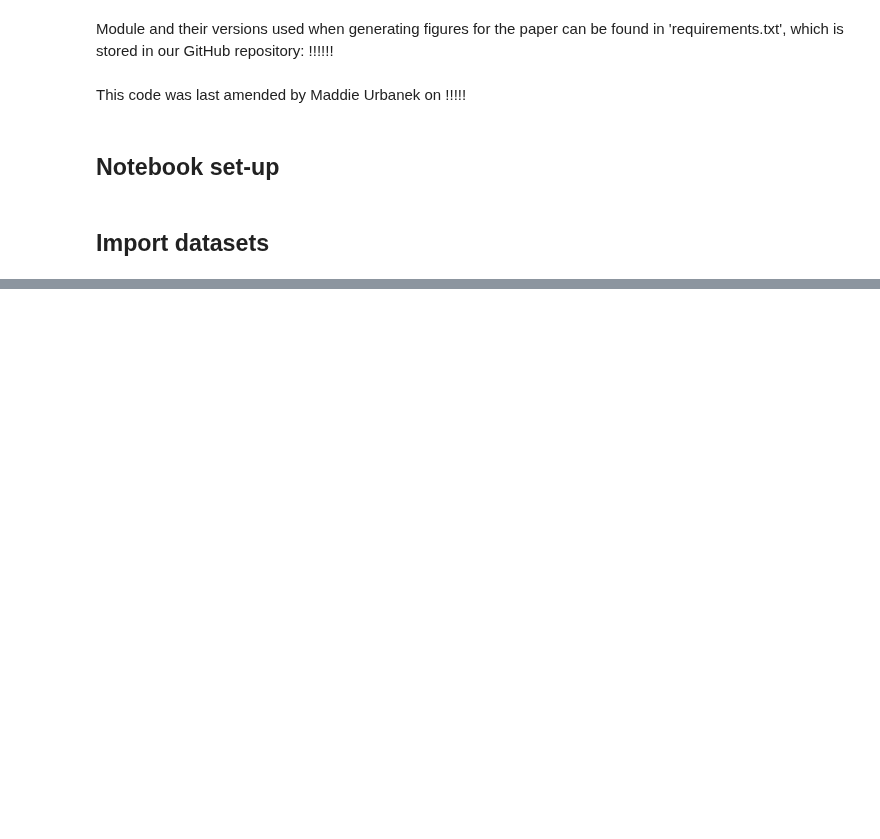
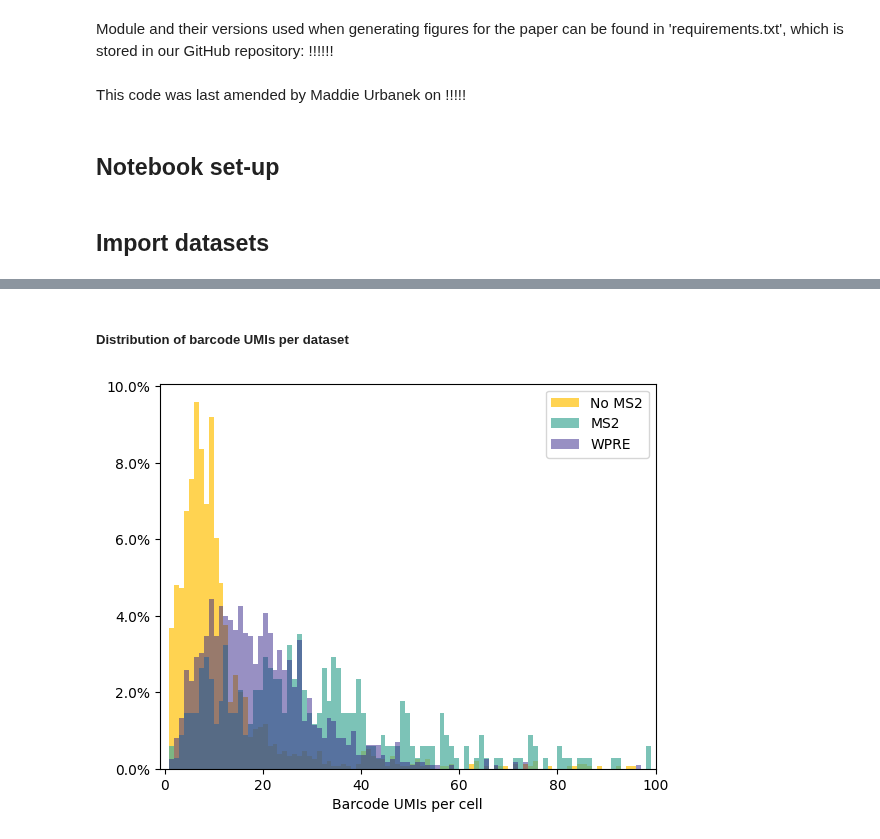
Before and after one commit to MEUrbanek/rabies_barcode_tech, a Jupyter notebook: ##_ms2_capture.ipynb, the cells around one changed output, grey strips where cells are left out. Cells and saved outputs as stored; diff of their text form; code cells hidden in the pictures; blank space fills up the shorter version.

```diff
--- a/##_ms2_capture.ipynb
+++ b/##_ms2_capture.ipynb
@@ -25,0 +50,4 @@ This code was last amended by Maddie Urbanek on !!!!!
+# %%
+no_bcs=pd.read_table('./no_ms2/bc/completecounts.tsv',delimiter='\t')
+ms2_bcs=pd.read_table('./ms2/bc/completecounts.tsv',delimiter='\t')
+wpre_bcs=pd.read_table('./ms2_wpre/bc/completecounts.tsv',delimiter='\t')
@@ -25,0 +191,20 @@ This code was last amended by Maddie Urbanek on !!!!!
+# %% [markdown]
+##### Distribution of barcode UMIs per dataset
+# %%
+plt.figure().set_figheight(5)
+plt.hist(merged_no['UMI_Count'],bins=np.arange(0,merged_no['UMI_Count'].max() + 5, 1),color='#FFC107',alpha=0.7,label='No MS2',weights=np.ones(len(merged_no['UMI_Count'])) / len(merged_no['UMI_Count']))
+plt.hist(merged_ms2['UMI_Count'],bins=np.arange(0, merged_ms2['UMI_Count'].max() + 5, 1),color='#44AA99',alpha=0.7,label='MS2',weights=np.ones(len(merged_ms2['UMI_Count'])) / len(merged_ms2['UMI_Count']))
+plt.hist(merged_wpre['UMI_Count'],bins=np.arange(0, merged_wpre['UMI_Count'].max() + 5, 1),color='#332288',alpha=0.5,label='WPRE',weights=np.ones(len(merged_wpre['UMI_Count'])) / len(merged_wpre['UMI_Count']))
+
+plt.gca().yaxis.set_major_formatter(PercentFormatter(1))
+plt.xlabel('Barcode UMIs per cell')
+#plt.ylabel('Frequency')
+plt.xlim([-1, 100])
+#plt.ylim([0,100])
+#plt.yscale('log')
+plt.legend()
+#plt.title('UMIs per Barcode:CBC Combo')
+plt.savefig('../../../../figs/fig_6/ms2_distributions.pdf', bbox_inches='tight', format='pdf')
+plt.show()
+# %% [output]
+[figure, added]
```
Also changed, not shown: parts of 21 cells of this notebook.
